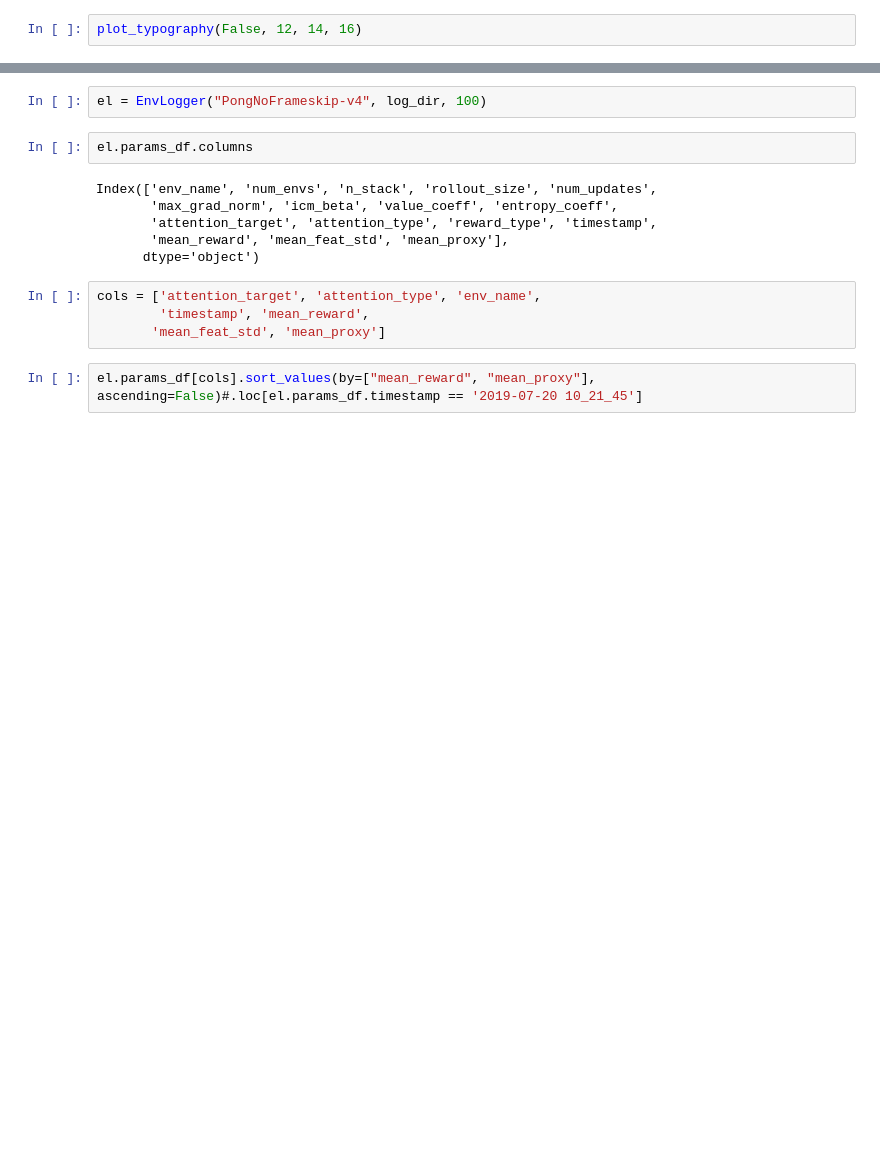
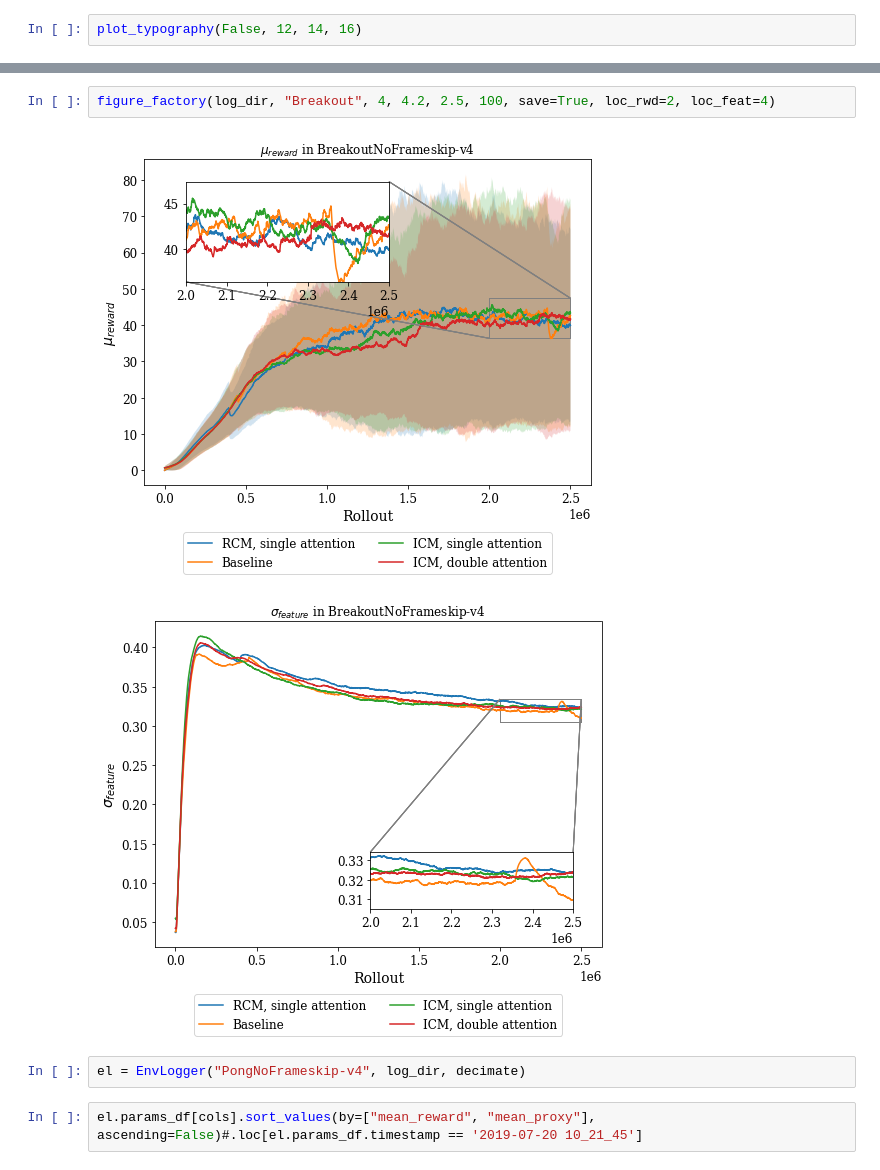
Before and after one commit to rpatrik96/AttA2C, a Jupyter notebook: jupyter/analysis.ipynb, the cells around one changed output, grey strips where cells are left out. Saved outputs shown, nothing was run; the diff lists cells and outputs as text; blank space fills up the shorter version.

```diff
--- a/jupyter/analysis.ipynb
+++ b/jupyter/analysis.ipynb
@@ -20,17 +53,10 @@ log_dir = join(dirname(dirname(abspath(__file__))), "log_new")
+# %%
+figure_factory(log_dir, "Breakout", 4, 4.2, 2.5, 100, save=True, loc_rwd=2, loc_feat=4)
+# %% [output]
+[figure, added]
+[figure, added]
 # %%
-el = EnvLogger("PongNoFrameskip-v4", log_dir, 100)
+el = EnvLogger("PongNoFrameskip-v4", log_dir, decimate)
-# %%
-el.params_df.columns
-# %% [output]
-Index(['env_name', 'num_envs', 'n_stack', 'rollout_size', 'num_updates',
-       'max_grad_norm', 'icm_beta', 'value_coeff', 'entropy_coeff',
-       'attention_target', 'attention_type', 'reward_type', 'timestamp',
-       'mean_reward', 'mean_feat_std', 'mean_proxy'],
-      dtype='object')
-# %%
-cols = ['attention_target', 'attention_type', 'env_name',
-        'timestamp', 'mean_reward',
-       'mean_feat_std', 'mean_proxy']
 # %%
 el.params_df[cols].sort_values(by=["mean_reward", "mean_proxy"], ascending=False)#.loc[el.params_df.timestamp == '2019-07-20 10_21_45']
 # %%
```
Also changed, not shown: parts of 6 cells of this notebook, 3 other files.
